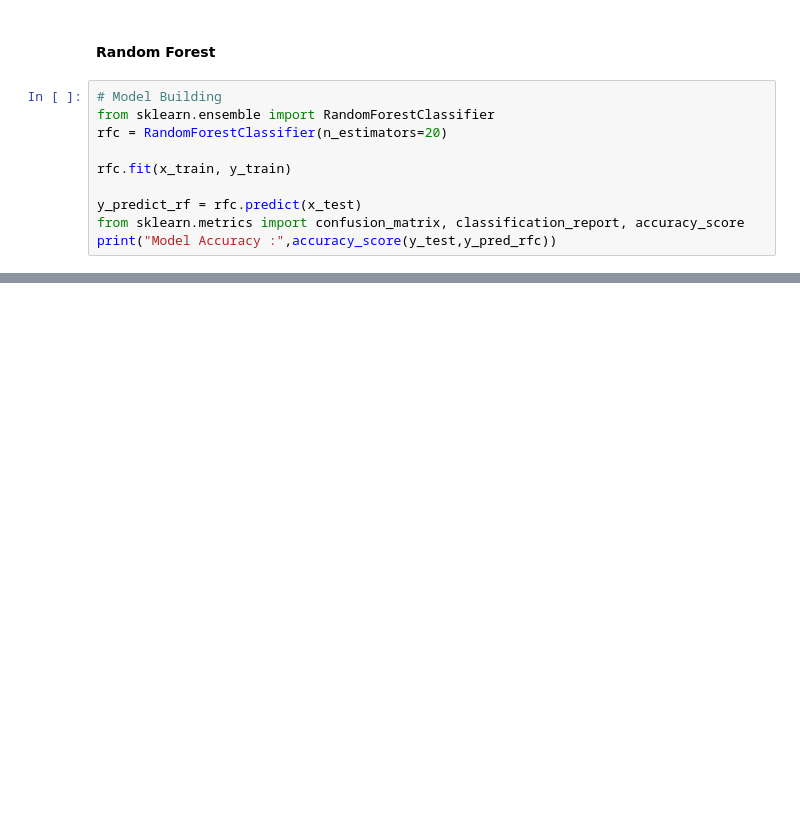
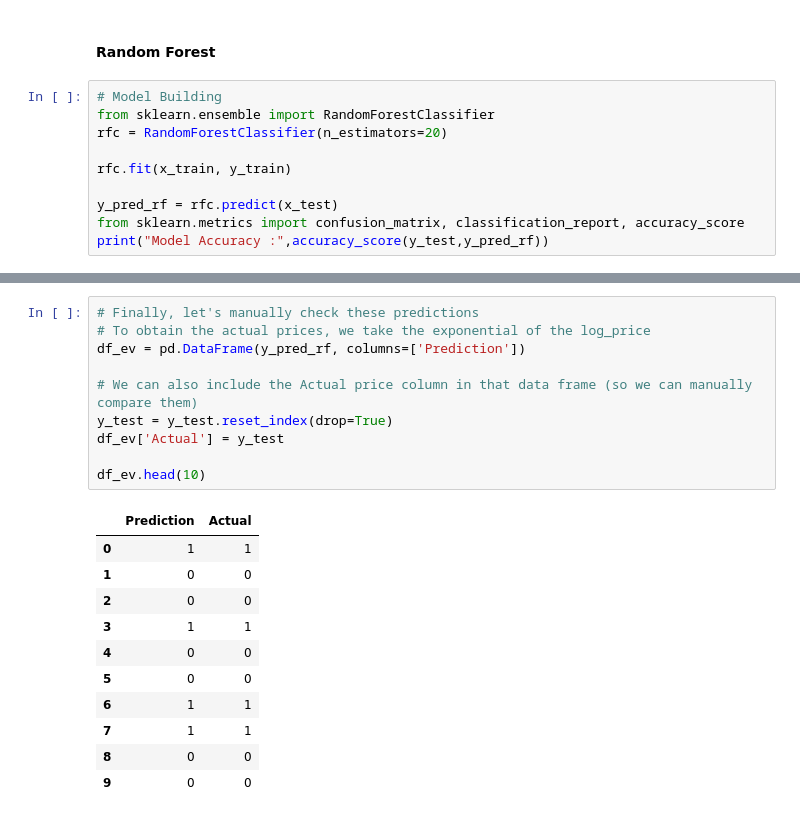
Before and after one commit to buriihenry/Predicting-Diabetes, a Jupyter notebook: Diabetes Prediction.ipynb, the cells around one changed output, grey strips where cells are left out. Drawn from its saved outputs; the diff is of its cells as text; blank space fills up the shorter version.

```diff
--- a/Diabetes Prediction.ipynb
+++ b/Diabetes Prediction.ipynb
@@ -239,7 +239,7 @@ rfc = RandomForestClassifier(n_estimators=20)
 
 rfc.fit(x_train, y_train)
 
-y_predict_rf = rfc.predict(x_test)
+y_pred_rf = rfc.predict(x_test)
 from sklearn.metrics import confusion_matrix, classification_report, accuracy_score
-print("Model Accuracy :",accuracy_score(y_test,y_pred_rfc))
+print("Model Accuracy :",accuracy_score(y_test,y_pred_rf))
 # %% [output]
@@ -246,0 +284,22 @@ NameError: name 'y_pred_rfc' is not defined
+# %%
+# Finally, let's manually check these predictions
+# To obtain the actual prices, we take the exponential of the log_price
+df_ev = pd.DataFrame(y_pred_rf, columns=['Prediction'])
+
+# We can also include the Actual price column in that data frame (so we can manually compare them)
+y_test = y_test.reset_index(drop=True)
+df_ev['Actual'] = y_test
+
+df_ev.head(10)
+# %% [output]
+|  | Prediction | Actual |
+| 0 | 1 | 1 |
+| 1 | 0 | 0 |
+| 2 | 0 | 0 |
+| 3 | 1 | 1 |
+| 4 | 0 | 0 |
+| 5 | 0 | 0 |
+| 6 | 1 | 1 |
+| 7 | 1 | 1 |
+| 8 | 0 | 0 |
+| 9 | 0 | 0 |
```
Also changed, not shown: parts of 10 cells of this notebook.
